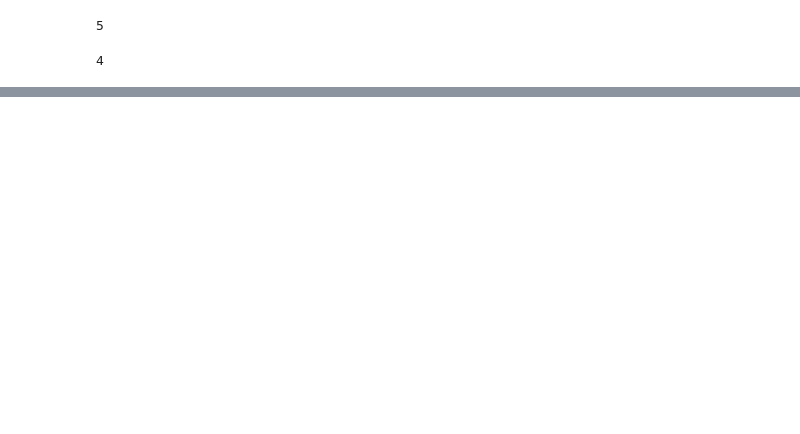
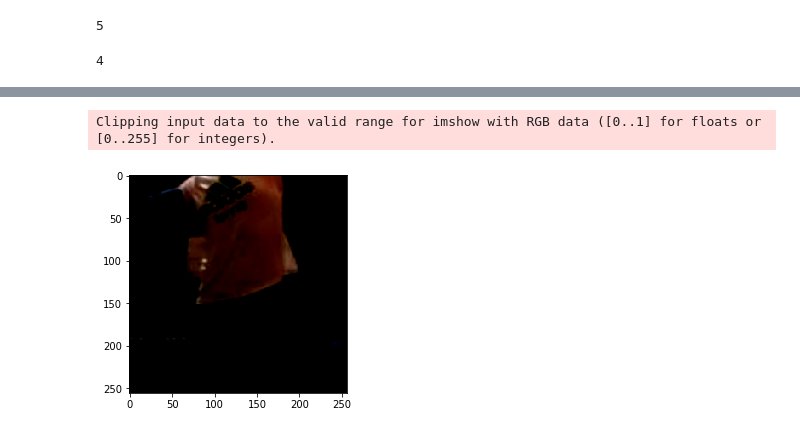
Before and after one commit to jarvislam1999/posewarp-cvpr2018, a Jupyter notebook: code/input_pose.ipynb, the cells around one changed output, grey strips where cells are left out. Saved outputs shown, nothing was run; the diff lists cells and outputs as text; code cells hidden in the pictures; blank space fills up the shorter version.

```diff
--- a/code/input_pose.ipynb
+++ b/code/input_pose.ipynb
@@ -252,0 +275,19 @@ plt.show()
+# %%
+pos = (pos0 + pos1) / 2.0
+
+I0, joints0 = data_generation.center_and_scale_image(I0, img_width, img_height, pos, scale, joints0)
+I1, joints1 = data_generation.center_and_scale_image(I1, img_width, img_height, pos, scale, joints1)
+
+I0 = (I0 / 255.0 - 0.5) * 2.0
+I1 = (I1 / 255.0 - 0.5) * 2.0
+# %%
+# Create figure and axes
+fig,ax = plt.subplots(1)
+
+# Display the image
+ax.imshow(I0)
+
+plt.show()
+# %% [output]
+Clipping input data to the valid range for imshow with RGB data ([0..1] for floats or [0..255] for integers).
+[figure, added]
```
Also changed, not shown: parts of 35 cells of this notebook.
